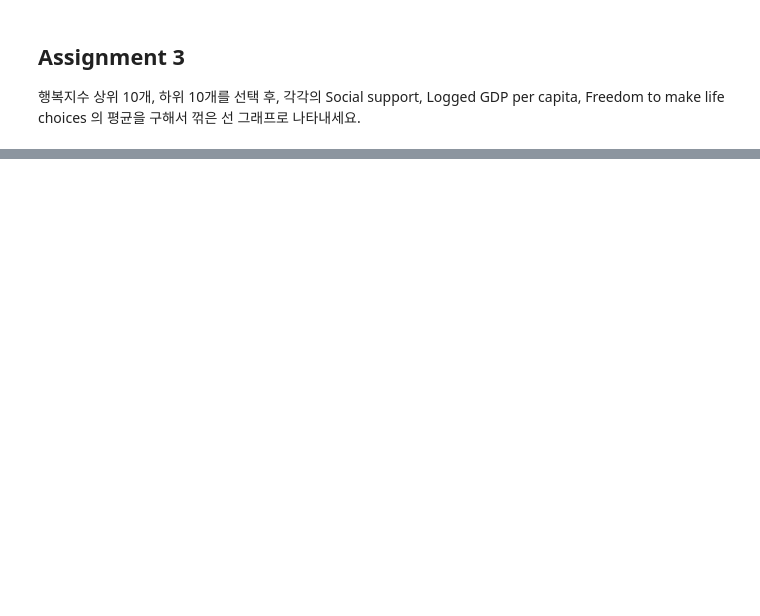
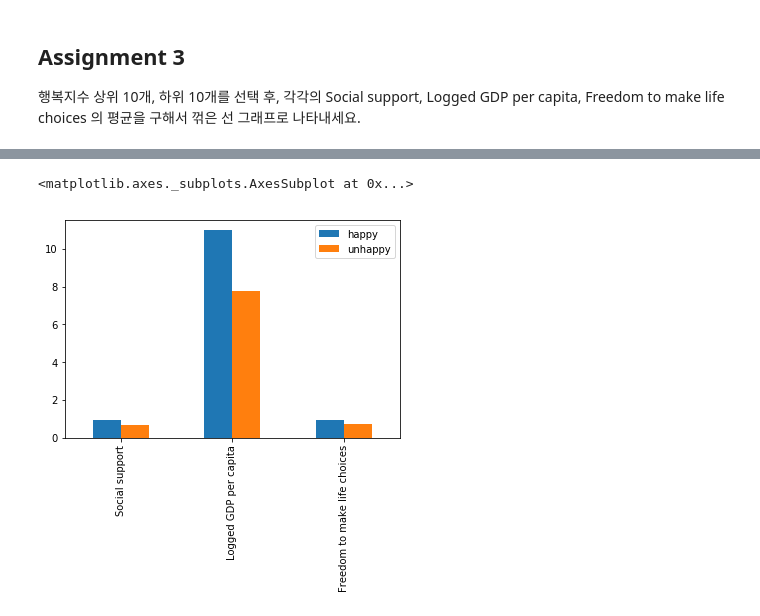
Before and after one commit to Dcom-KHU/2021-1-Data-Science, a Jupyter notebook: assignments/03/03.ipynb, the cells around one changed output, grey strips where cells are left out. Cells and saved outputs as stored; diff of their text form; code cells hidden in the pictures; blank space fills up the shorter version.

```diff
--- a/assignments/03/03.ipynb
+++ b/assignments/03/03.ipynb
@@ -40,0 +47,15 @@ df
+# %%
+unhappy = df.sort_values('Ladder score').head(10).mean()
+happy = df.sort_values('Ladder score',ascending = False).head(10).mean()
+
+values = ['Social support','Logged GDP per capita','Freedom to make life choices']
+
+df1 = pd.DataFrame(columns = ['happy','unhappy'])
+df1['unhappy'] = unhappy[values]
+df1['happy'] = happy[values]
+
+
+df1.plot(kind = 'bar')
+# %% [output]
+<matplotlib.axes._subplots.AxesSubplot at 0x...>
+[figure, added]
```
Also changed, not shown: parts of 6 cells of this notebook.
